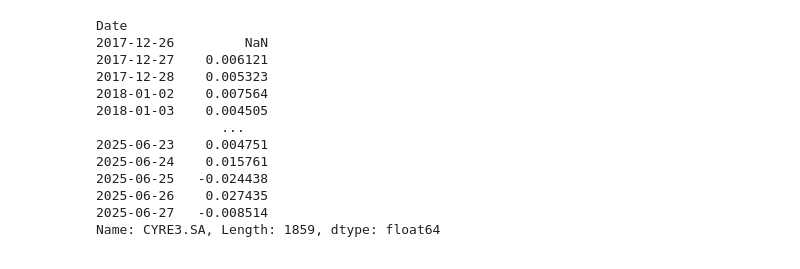
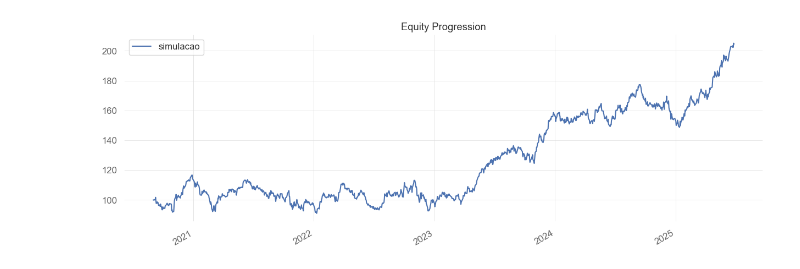
Before and after one commit to vndttx/FactorInvesting, a Jupyter notebook: Factor1.ipynb, the cells around one changed output. Cells and saved outputs as stored; diff of their text form; code cells hidden in the pictures.

```diff
--- a/Factor1.ipynb
+++ b/Factor1.ipynb
@@ -30,15 +12,14 @@ dados_empresas = pd.read_excel("statusinvest-busca-avancada.xlsx")
 # %%
-
-dados_empresas = dados_empresas[dados_empresas[' VALOR DE MERCADO'] > 1000000]
-dados_empresas = dados_empresas[dados_empresas[' LIQUIDEZ MEDIA DIARIA'] > 500000]
-dados_empresas = dados_empresas[dados_empresas['MARG. LIQUIDA'] >=0]
-dados_empresas = dados_empresas[dados_empresas['MARGEM BRUTA'] >=0]
-dados_empresas = dados_empresas[dados_empresas['MARGEM EBIT'] >=0]
-dados_empresas = dados_empresas[dados_empresas['CAGR RECEITAS 5 ANOS'] >= 0]
-dados_empresas = dados_empresas[dados_empresas['CAGR LUCROS 5 ANOS'] >= 0]
-dados_empresas = dados_empresas[dados_empresas['ROE'] >= 0]
+dados_empresas = dados_empresas[dados_empresas[' VALOR DE MERCADO'] > 50000000]
+dados_empresas = dados_empresas[dados_empresas[' LIQUIDEZ MEDIA DIARIA'] > 1000000]
+dados_empresas = dados_empresas[dados_empresas['MARG. LIQUIDA'] >= 0.05]
+dados_empresas = dados_empresas[dados_empresas['MARGEM BRUTA'] >= 0.05]
+dados_empresas = dados_empresas[dados_empresas['MARGEM EBIT'] >= 0.05]
+dados_empresas = dados_empresas[dados_empresas['CAGR RECEITAS 5 ANOS'] >= 0.05]
+dados_empresas = dados_empresas[dados_empresas['CAGR LUCROS 5 ANOS'] >= 0.05]
+dados_empresas = dados_empresas[dados_empresas['ROE'] >= 0.05]
 dados_empresas = dados_empresas[dados_empresas['LIQ. CORRENTE'] != 0]
-dados_empresas = dados_empresas[dados_empresas[' PEG Ratio'] > 0]
+dados_empresas = dados_empresas[dados_empresas[' PEG Ratio'] >= 0.05]
 dados_empresas = dados_empresas[dados_empresas['P/VP'] <= 2]
 dados_empresas.fillna(0, inplace=True)
 # %%
@@ -125,19 +65,21 @@ data
 def retorno (data):
     retorno = data[-1] / data[0] -1
     return retorno
-# %%
-data["CYRE3.SA"].pct_change()
-# %% [output]
-Date
-2017-12-26         NaN
-2017-12-27    0.006121
-2017-12-28    0.005323
-2018-01-02    0.007564
-2018-01-03    0.004505
-                ...
-2025-06-23    0.004751
-2025-06-24    0.015761
-2025-06-25   -0.024438
-2025-06-26    0.027435
-2025-06-27   -0.008514
-Name: CYRE3.SA, Length: 1859, dtype: float64
+# %%
+simulacao = bt.get(tickers, start = inicio, end = fim)
+# %%
+pesosIguais = bt.Strategy('simulacao', [bt.algos.RunMonthly(),
+                       bt.algos.SelectAll(),
+                       bt.algos.WeighEqually(),
+                       bt.algos.Rebalance()])
+# %%
+teste = bt.Backtest(pesosIguais, simulacao)
+resultado = bt.run(teste)
+# %%
+plt.ioff()
+
+resultado.plot()
+
+plt.show()
+# %% [output]
+[figure, added]
```
Also changed, not shown: parts of 8 cells of this notebook, 1 other file.
